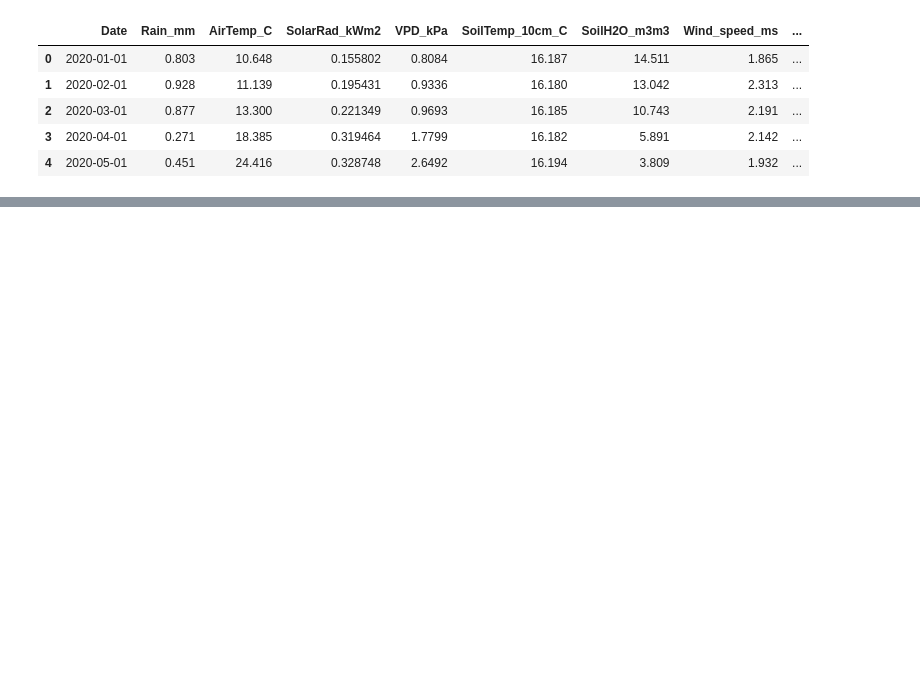
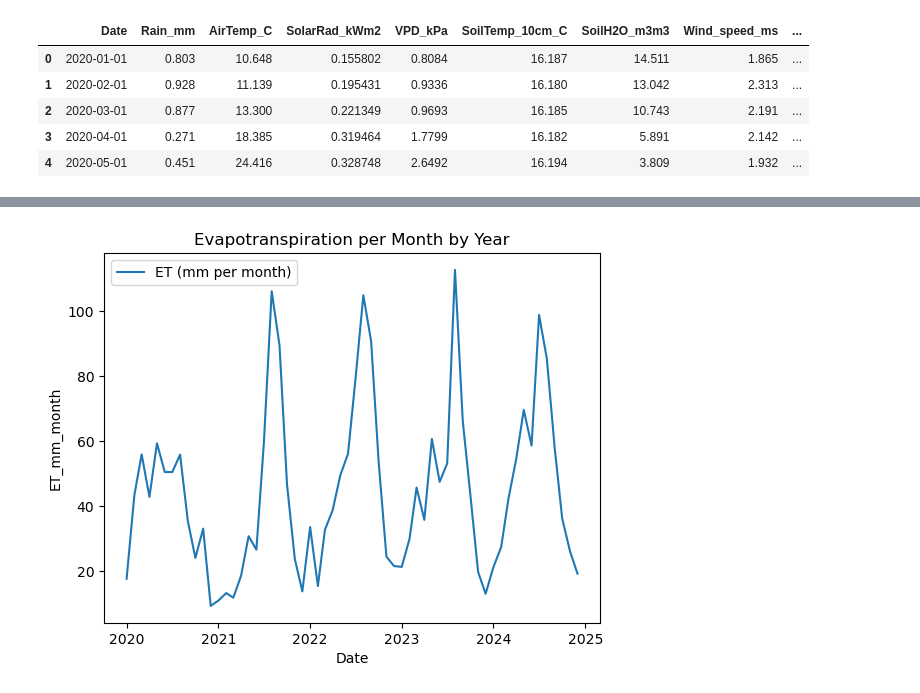
Before and after one commit to bcf0030/eda-project-evapotranspiration, a Jupyter notebook: data_exploration.ipynb, the cells around one changed output, grey strips where cells are left out. Cells and saved outputs as stored; diff of their text form; code cells hidden in the pictures; blank space fills up the shorter version.

```diff
--- a/data_exploration.ipynb
+++ b/data_exploration.ipynb
@@ -16,0 +28,7 @@ df_clean.head()
+# %%
+sns.lineplot(data=df_clean, x='Date', y='ET_mm_month', label='ET (mm per month)')
+
+plt.title('Evapotranspiration per Month by Year')
+plt.show()
+# %% [output]
+[figure, added]
```
Also changed, not shown: parts of 10 cells of this notebook.
